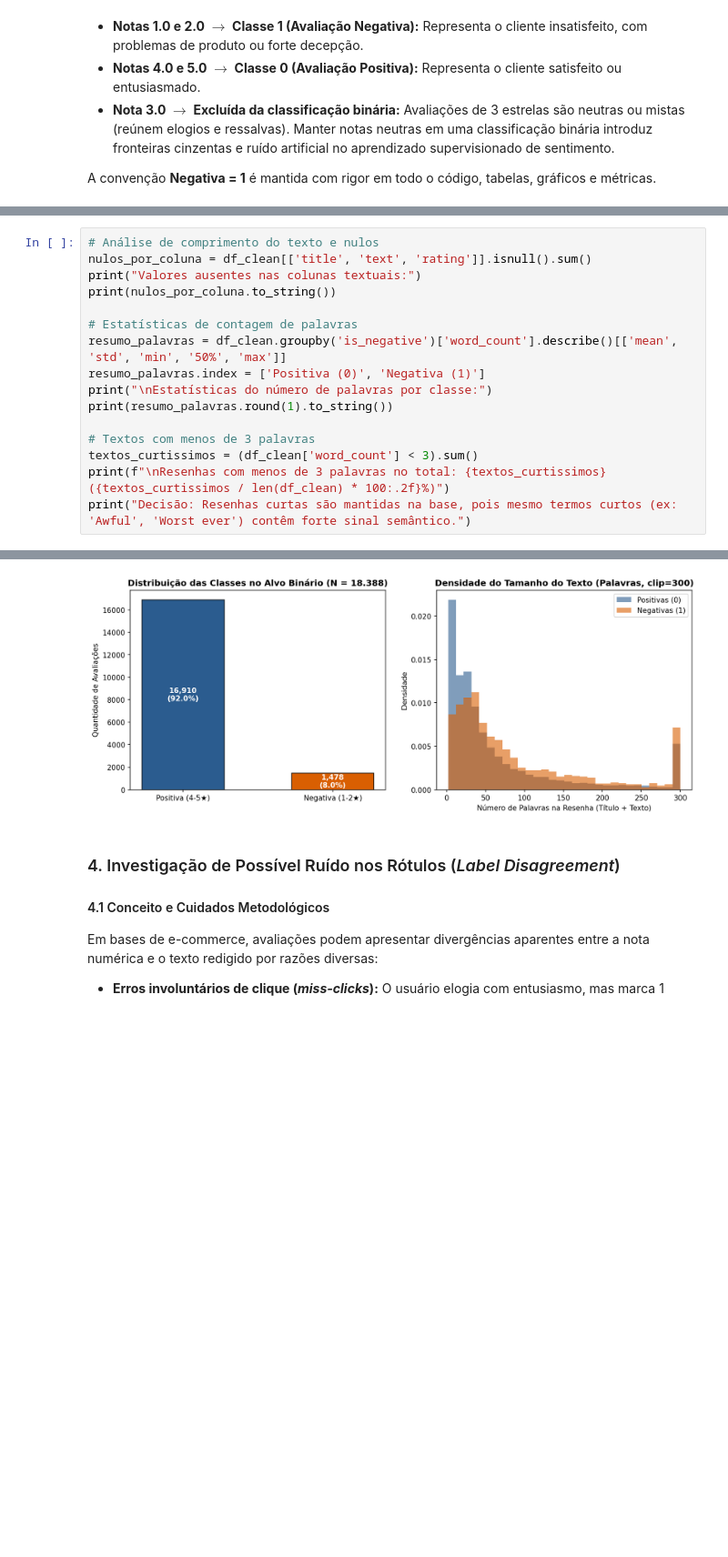
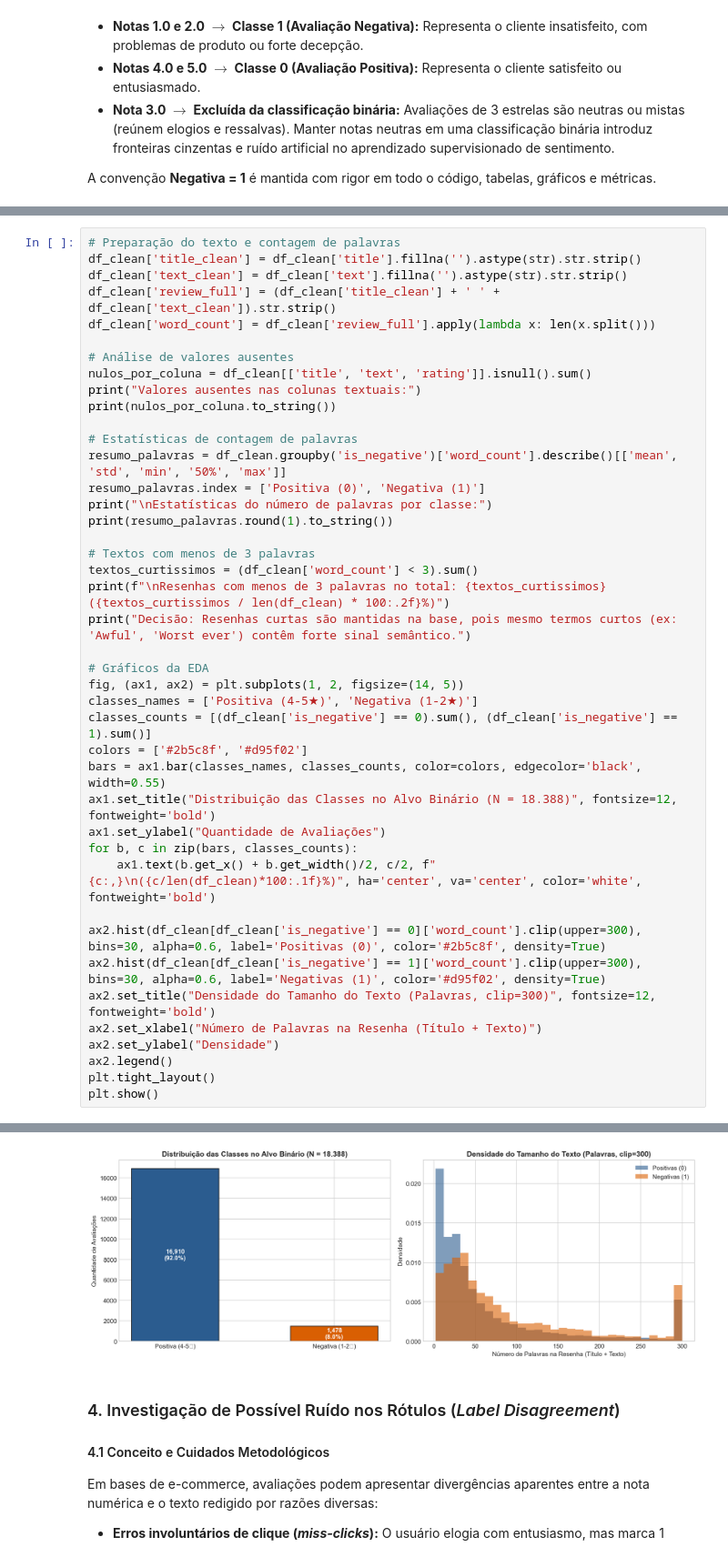
Before and after one commit to luticaa/mineracao-de-dados-projeto-final, a Jupyter notebook: projeto_integrador_mineracao_dados.ipynb, the cells around one changed output, grey strips where cells are left out. Shown at 91% size. Saved outputs shown, nothing was run; the diff lists cells and outputs as text; blank space fills up the shorter version.

```diff
--- a/projeto_integrador_mineracao_dados.ipynb
+++ b/projeto_integrador_mineracao_dados.ipynb
@@ -119,5 +120,11 @@ Avaliamos a distribuição das variáveis textuais para calibrar o pré-processa
 # %%
-# Análise de comprimento do texto e nulos
+# Preparação do texto e contagem de palavras
+df_clean['title_clean'] = df_clean['title'].fillna('').astype(str).str.strip()
+df_clean['text_clean'] = df_clean['text'].fillna('').astype(str).str.strip()
+df_clean['review_full'] = (df_clean['title_clean'] + ' ' + df_clean['text_clean']).str.strip()
+df_clean['word_count'] = df_clean['review_full'].apply(lambda x: len(x.split()))
+
+# Análise de valores ausentes
 nulos_por_coluna = df_clean[['title', 'text', 'rating']].isnull().sum()
 print("Valores ausentes nas colunas textuais:")
 print(nulos_por_coluna.to_string())
@@ -132,5 +139,25 @@ print(resumo_palavras.round(1).to_string())
 textos_curtissimos = (df_clean['word_count'] < 3).sum()
 print(f"\nResenhas com menos de 3 palavras no total: {textos_curtissimos} ({textos_curtissimos / len(df_clean) * 100:.2f}%)")
 print("Decisão: Resenhas curtas são mantidas na base, pois mesmo termos curtos (ex: 'Awful', 'Worst ever') contêm forte sinal semântico.")
+
+# Gráficos da EDA
+fig, (ax1, ax2) = plt.subplots(1, 2, figsize=(14, 5))
+classes_names = ['Positiva (4-5★)', 'Negativa (1-2★)']
+classes_counts = [(df_clean['is_negative'] == 0).sum(), (df_clean['is_negative'] == 1).sum()]
+colors = ['#2b5c8f', '#d95f02']
+bars = ax1.bar(classes_names, classes_counts, color=colors, edgecolor='black', width=0.55)
+ax1.set_title("Distribuição das Classes no Alvo Binário (N = 18.388)", fontsize=12, fontweight='bold')
+ax1.set_ylabel("Quantidade de Avaliações")
+for b, c in zip(bars, classes_counts):
+    ax1.text(b.get_x() + b.get_width()/2, c/2, f"{c:,}\n({c/len(df_clean)*100:.1f}%)", ha='center', va='center', color='white', fontweight='bold')
+
+ax2.hist(df_clean[df_clean['is_negative'] == 0]['word_count'].clip(upper=300), bins=30, alpha=0.6, label='Positivas (0)', color='#2b5c8f', density=True)
+ax2.hist(df_clean[df_clean['is_negative'] == 1]['word_count'].clip(upper=300), bins=30, alpha=0.6, label='Negativas (1)', color='#d95f02', density=True)
+ax2.set_title("Densidade do Tamanho do Texto (Palavras, clip=300)", fontsize=12, fontweight='bold')
+ax2.set_xlabel("Número de Palavras na Resenha (Título + Texto)")
+ax2.set_ylabel("Densidade")
+ax2.legend()
+plt.tight_layout()
+plt.show()
 # %% [output]
 Valores ausentes nas colunas textuais:
@@ -145,7 +172,7 @@ Negativa (1)   99.5  143.0    1  53.0  3380.0
 
 Resenhas com menos de 3 palavras no total: 136 (0.74%)
 Decisão: Resenhas curtas são mantidas na base, pois mesmo termos curtos (ex: 'Awful', 'Worst ever') contêm forte sinal semântico.
-[figure, old version]
+[figure, new version]
 # %% [markdown]
 ### 4. Investigação de Possível Ruído nos Rótulos (*Label Disagreement*)
 
```
Also changed, not shown: parts of 15 cells of this notebook, 7 other files.
